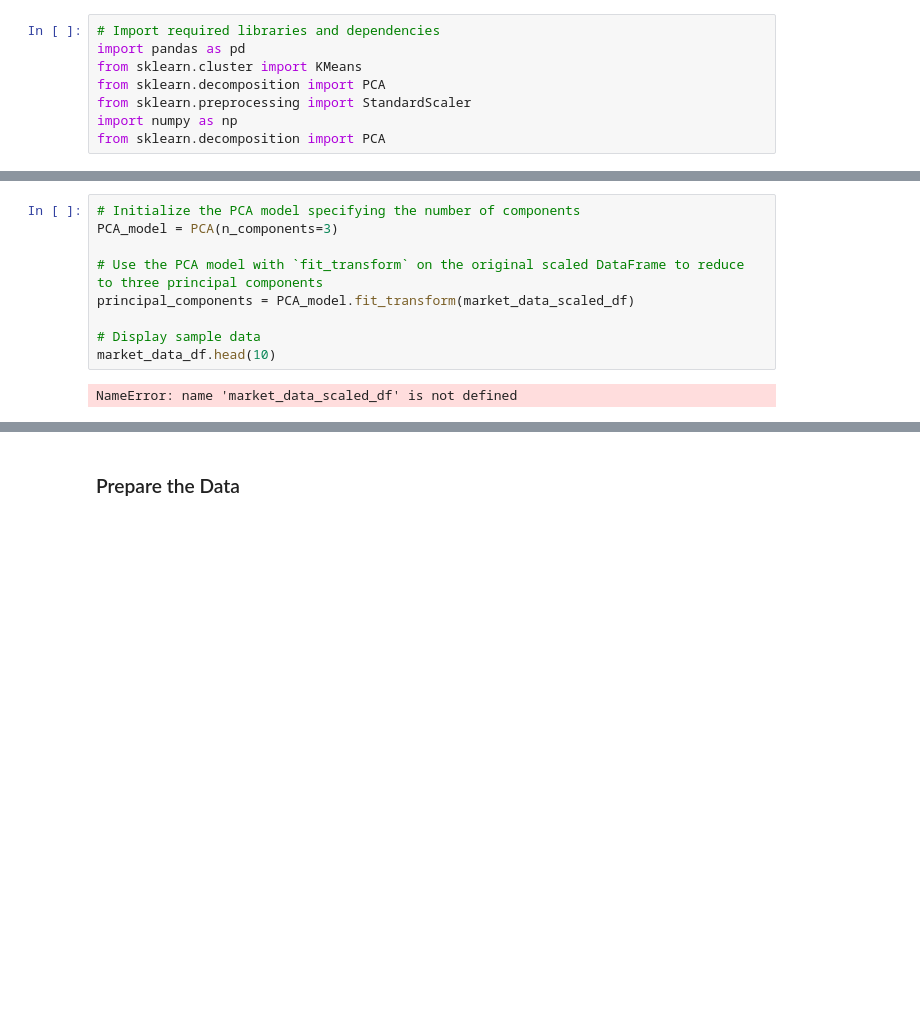
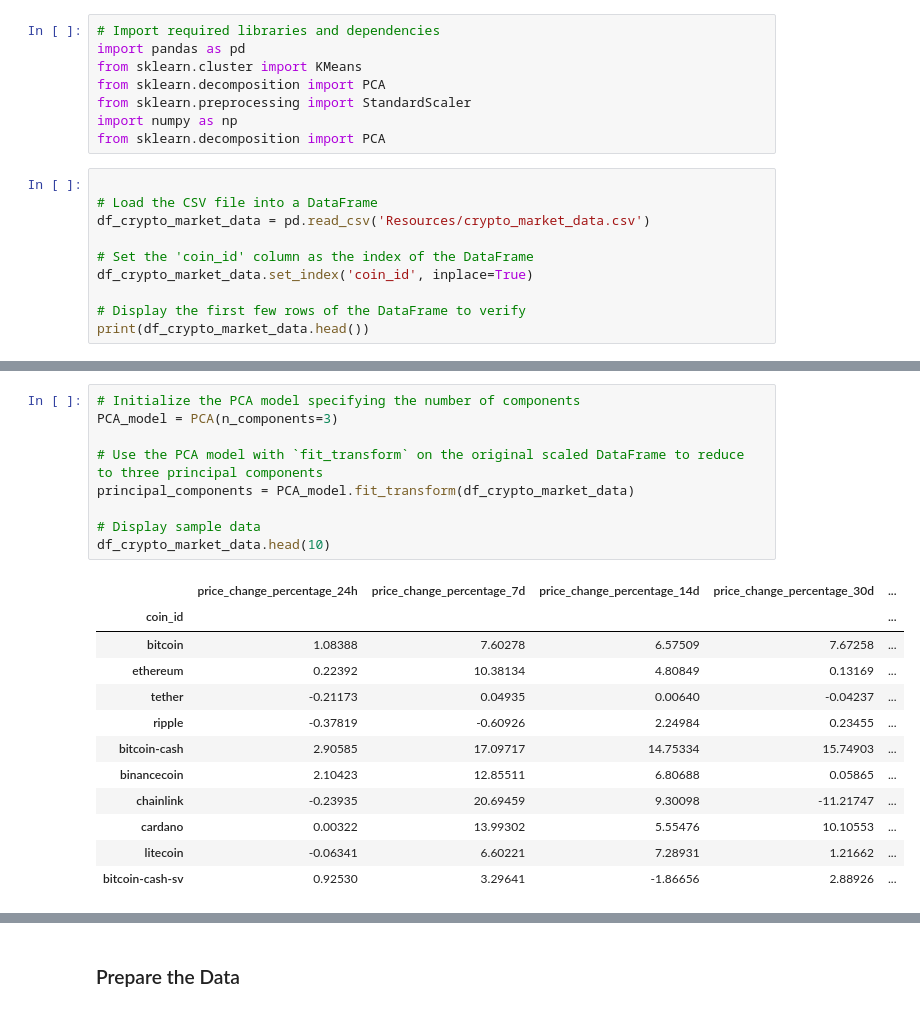
Before and after one commit to shawnakumar/CryptoClustering, a Jupyter notebook: Crypto_Clustering_starter_code.ipynb, the cells around one changed output, grey strips where cells are left out. Cells and saved outputs as stored; diff of their text form; blank space fills up the shorter version.

```diff
--- a/Crypto_Clustering_starter_code.ipynb
+++ b/Crypto_Clustering_starter_code.ipynb
@@ -6,3 +6,13 @@ from sklearn.decomposition import PCA
 from sklearn.preprocessing import StandardScaler
 import numpy as np
 from sklearn.decomposition import PCA
+# %%
+
+# Load the CSV file into a DataFrame
+df_crypto_market_data = pd.read_csv('Resources/crypto_market_data.csv')
+
+# Set the 'coin_id' column as the index of the DataFrame
+df_crypto_market_data.set_index('coin_id', inplace=True)
+
+# Display the first few rows of the DataFrame to verify
+print(df_crypto_market_data.head())
@@ -9,13 +37,24 @@ from sklearn.decomposition import PCA
 # %%
 # Initialize the PCA model specifying the number of components
 PCA_model = PCA(n_components=3)
 
 # Use the PCA model with `fit_transform` on the original scaled DataFrame to reduce to three principal components
-principal_components = PCA_model.fit_transform(market_data_scaled_df)
+principal_components = PCA_model.fit_transform(df_crypto_market_data)
 
 # Display sample data
-market_data_df.head(10)
+df_crypto_market_data.head(10)
 # %% [output]
-NameError: name 'market_data_scaled_df' is not defined
+|  | price_change_percentage_24h | price_change_percentage_7d | price_change_percentage_14d | price_change_percentage_30d | ... |
+| coin_id |  |  |  |  | ... |
+| bitcoin | 1.08388 | 7.60278 | 6.57509 | 7.67258 | ... |
+| ethereum | 0.22392 | 10.38134 | 4.80849 | 0.13169 | ... |
+| tether | -0.21173 | 0.04935 | 0.00640 | -0.04237 | ... |
+| ripple | -0.37819 | -0.60926 | 2.24984 | 0.23455 | ... |
+| bitcoin-cash | 2.90585 | 17.09717 | 14.75334 | 15.74903 | ... |
+| binancecoin | 2.10423 | 12.85511 | 6.80688 | 0.05865 | ... |
+| chainlink | -0.23935 | 20.69459 | 9.30098 | -11.21747 | ... |
+| cardano | 0.00322 | 13.99302 | 5.55476 | 10.10553 | ... |
+| litecoin | -0.06341 | 6.60221 | 7.28931 | 1.21662 | ... |
+| bitcoin-cash-sv | 0.92530 | 3.29641 | -1.86656 | 2.88926 | ... |
 # %%
 # Generate summary statistics
```
Also changed, not shown: parts of 25 cells of this notebook.
